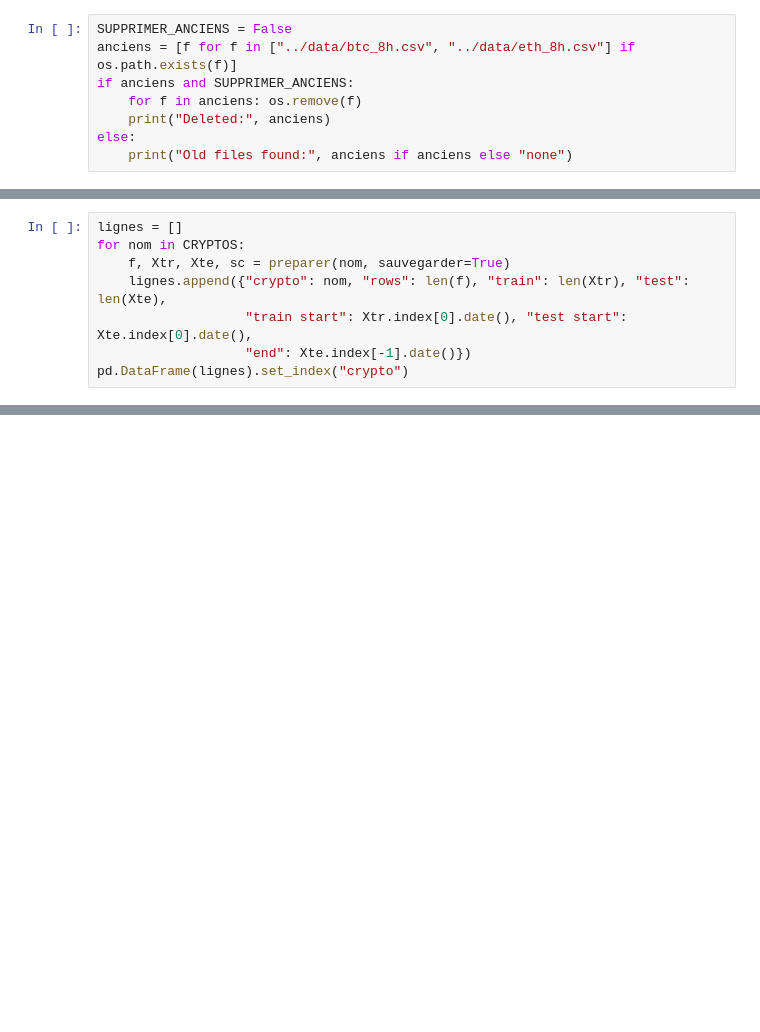
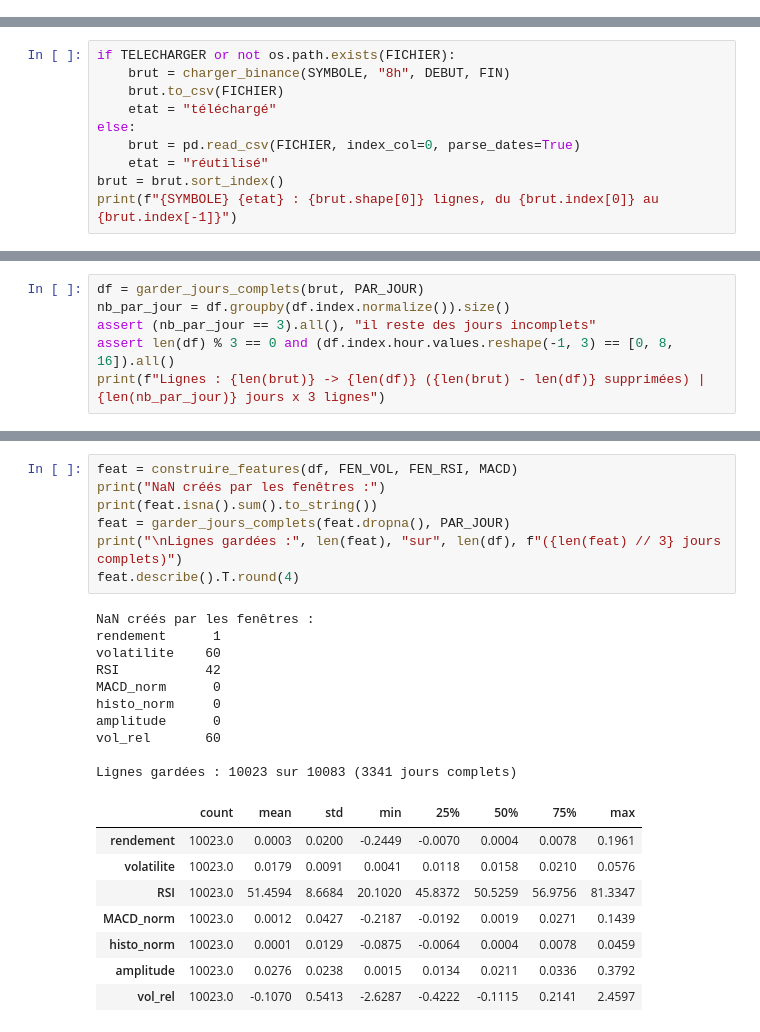
Before and after one commit to soulaimagarroury-sudo/projet-math-finance, a Jupyter notebook: notebooks/01_donnees.ipynb, the cells around one changed output, grey strips where cells are left out. Cells and saved outputs as stored; diff of their text form; blank space fills up the shorter version.

```diff
--- a/notebooks/01_donnees.ipynb
+++ b/notebooks/01_donnees.ipynb
@@ -108,8 +0,0 @@ BTC 1h skipped (TELECHARGER_1H = False)
-# %%
-SUPPRIMER_ANCIENS = False
-anciens = [f for f in ["../data/btc_8h.csv", "../data/eth_8h.csv"] if os.path.exists(f)]
-if anciens and SUPPRIMER_ANCIENS:
-    for f in anciens: os.remove(f)
-    print("Deleted:", anciens)
-else:
-    print("Old files found:", anciens if anciens else "none")
@@ -304,8 +0,0 @@ Runs `preparer(..., sauvegarder=True)` for each crypto. For each one it writes `
-# %%
-lignes = []
-for nom in CRYPTOS:
-    f, Xtr, Xte, sc = preparer(nom, sauvegarder=True)
-    lignes.append({"crypto": nom, "rows": len(f), "train": len(Xtr), "test": len(Xte),
-                   "train start": Xtr.index[0].date(), "test start": Xte.index[0].date(),
-                   "end": Xte.index[-1].date()})
-pd.DataFrame(lignes).set_index("crypto")
@@ -343,0 +73,10 @@ Notebook `04_hmm_rendements`: train the HMM on `data/btcusdt_X_train.csv` (N = 2
+# %%
+if TELECHARGER or not os.path.exists(FICHIER):
+    brut = charger_binance(SYMBOLE, "8h", DEBUT, FIN)
+    brut.to_csv(FICHIER)
+    etat = "téléchargé"
+else:
+    brut = pd.read_csv(FICHIER, index_col=0, parse_dates=True)
+    etat = "réutilisé"
+brut = brut.sort_index()
+print(f"{SYMBOLE} {etat} : {brut.shape[0]} lignes, du {brut.index[0]} au {brut.index[-1]}")
@@ -343,0 +131,6 @@ Notebook `04_hmm_rendements`: train the HMM on `data/btcusdt_X_train.csv` (N = 2
+# %%
+df = garder_jours_complets(brut, PAR_JOUR)
+nb_par_jour = df.groupby(df.index.normalize()).size()
+assert (nb_par_jour == 3).all(), "il reste des jours incomplets"
+assert len(df) % 3 == 0 and (df.index.hour.values.reshape(-1, 3) == [0, 8, 16]).all()
+print(f"Lignes : {len(brut)} -> {len(df)} ({len(brut) - len(df)} supprimées) | {len(nb_par_jour)} jours x 3 lignes")
@@ -343,0 +163,26 @@ Notebook `04_hmm_rendements`: train the HMM on `data/btcusdt_X_train.csv` (N = 2
+# %%
+feat = construire_features(df, FEN_VOL, FEN_RSI, MACD)
+print("NaN créés par les fenêtres :")
+print(feat.isna().sum().to_string())
+feat = garder_jours_complets(feat.dropna(), PAR_JOUR)
+print("\nLignes gardées :", len(feat), "sur", len(df), f"({len(feat) // 3} jours complets)")
+feat.describe().T.round(4)
+# %% [output]
+NaN créés par les fenêtres :
+rendement      1
+volatilite    60
+RSI           42
+MACD_norm      0
+histo_norm     0
+amplitude      0
+vol_rel       60
+
+Lignes gardées : 10023 sur 10083 (3341 jours complets)
+|  | count | mean | std | min | 25% | 50% | 75% | max |
+| rendement | 10023.0 | 0.0003 | 0.0200 | -0.2449 | -0.0070 | 0.0004 | 0.0078 | 0.1961 |
+| volatilite | 10023.0 | 0.0179 | 0.0091 | 0.0041 | 0.0118 | 0.0158 | 0.0210 | 0.0576 |
+| RSI | 10023.0 | 51.4594 | 8.6684 | 20.1020 | 45.8372 | 50.5259 | 56.9756 | 81.3347 |
+| MACD_norm | 10023.0 | 0.0012 | 0.0427 | -0.2187 | -0.0192 | 0.0019 | 0.0271 | 0.1439 |
+| histo_norm | 10023.0 | 0.0001 | 0.0129 | -0.0875 | -0.0064 | 0.0004 | 0.0078 | 0.0459 |
+| amplitude | 10023.0 | 0.0276 | 0.0238 | 0.0015 | 0.0134 | 0.0211 | 0.0336 | 0.3792 |
+| vol_rel | 10023.0 | -0.1070 | 0.5413 | -2.6287 | -0.4222 | -0.1115 | 0.2141 | 2.4597 |
```
Also changed, not shown: parts of 65 cells of this notebook, 44 other files.
